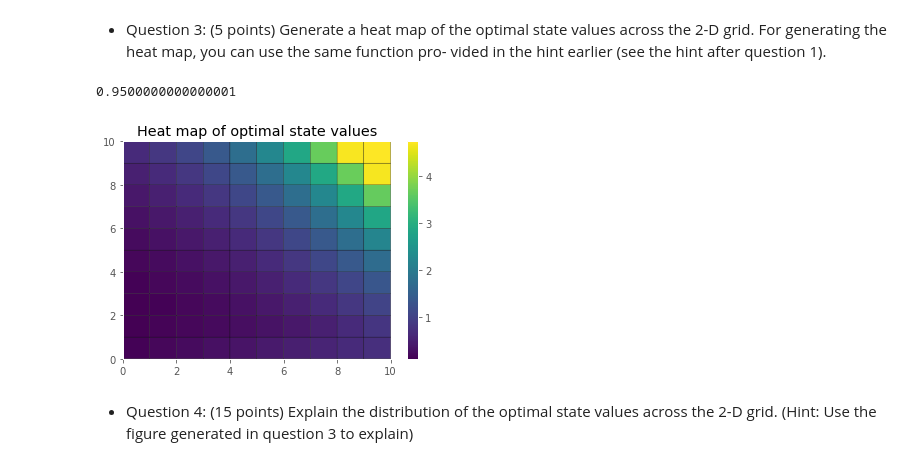
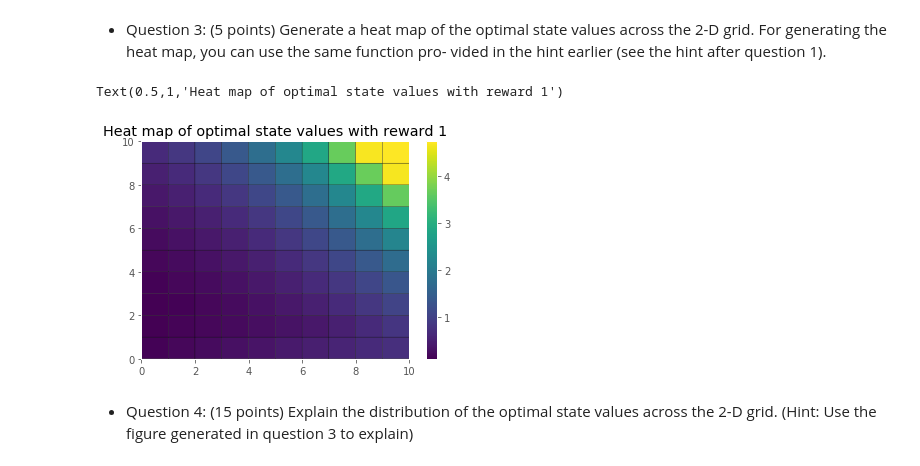
Before and after one commit to CallMeDDL/EE232E_Networks, a Jupyter notebook: project3/RL_part1.ipynb, the cells around one changed output. Cells and saved outputs as stored; diff of their text form; code cells hidden in the pictures.

```diff
--- a/project3/RL_part1.ipynb
+++ b/project3/RL_part1.ipynb
@@ -99,6 +99,11 @@ def Trans_prob(s,a,t):
     x_move=[-1,0,1,0]
     y_move=[0,1,0,-1]
     prob=0;
+
+    #determine whether s and t are adjacent
+    diff=s-t;
+    if diff!=1 and diff!=-1 and diff!=0 and diff!=10 and diff!=-10:
+        return prob
 
     #Compute the coordinate
     xs,ys=s%10,s//10
@@ -137,7 +142,7 @@ def Trans_prob(s,a,t):
             prob=omega/4
     return prob
 
-def Expt_Value(s,act):
+def Expt_Value(s,act,R):
     global V
     gamma=0.8
     mov=[-10,-1,0,1,10]
@@ -147,50 +152,56 @@ def Expt_Value(s,act):
         t=s+i
         if t>=0 and t<=99:
             xt,yt=t%10,t//10
-            y+=Trans_prob(s,act,t)*(R1[xt][yt]+gamma*V[t])
+            y+=Trans_prob(s,act,t)*(R[xt][yt]+gamma*V[t])
+
+#     for t in range(0,MaxState):
+#         xt,yt=t%10,t//10
+#         y+=Trans_prob(s,act,t)*(R1[xt][yt]+gamma*V[t])
     return y
 
 
 
-def State_Value_function():
+def State_Value_function(R):
     global V
     epsilon=0.01
 
     delta=Inf
     while delta>epsilon:
         delta=0
         for s in range(0,MaxState):
             v=V[s]
             for i in range(0,MaxAction):
-                temp=Expt_Value(s,i);
+                temp=Expt_Value(s,i,R);
+#                 print(temp)
                 V[s]=max(V[s],temp)
             delta=max(delta,abs(v-V[s]))
+#         print(delta)
 
-State_Value_function()
+State_Value_function(R1)
 
 
 grid_V=[[0 for col in range(0,10)] for row in range(0,10)];
 
 for i in range(0,10):
     for j in range(0,10):
         idx=i+10*j
         grid_V[i][j]=V[idx]
 
 # print(grid_V)
 plt.pcolor(X,Y,grid_V,edgecolors='k')
 plt.colorbar()
-plt.title('Heat map of optimal state values')
+plt.title('Heat map of optimal state values with reward 1')
 
-temp_prob=Trans_prob(0,0,0)
-print(temp_prob)
+# temp_prob=Trans_prob(8,3,8)
+# print(temp_prob)
 # for i in range(0,10):
 #     for j in range(0,10):
 #         idx=i+10*j
 #         print(V[idx],end=' ')
 #     print('\n')
 # %% [output]
-0.9500000000000001
+Text(0.5,1,'Heat map of optimal state values with reward 1')
-[figure, old version]
+[figure, new version]
 # %% [markdown]
 - Question 4: (15 points) Explain the distribution of the optimal state values
 across the 2-D grid. (Hint: Use the figure generated in question 3 to explain)
```
Also changed, not shown: parts of 3 cells of this notebook, 1 other file.
